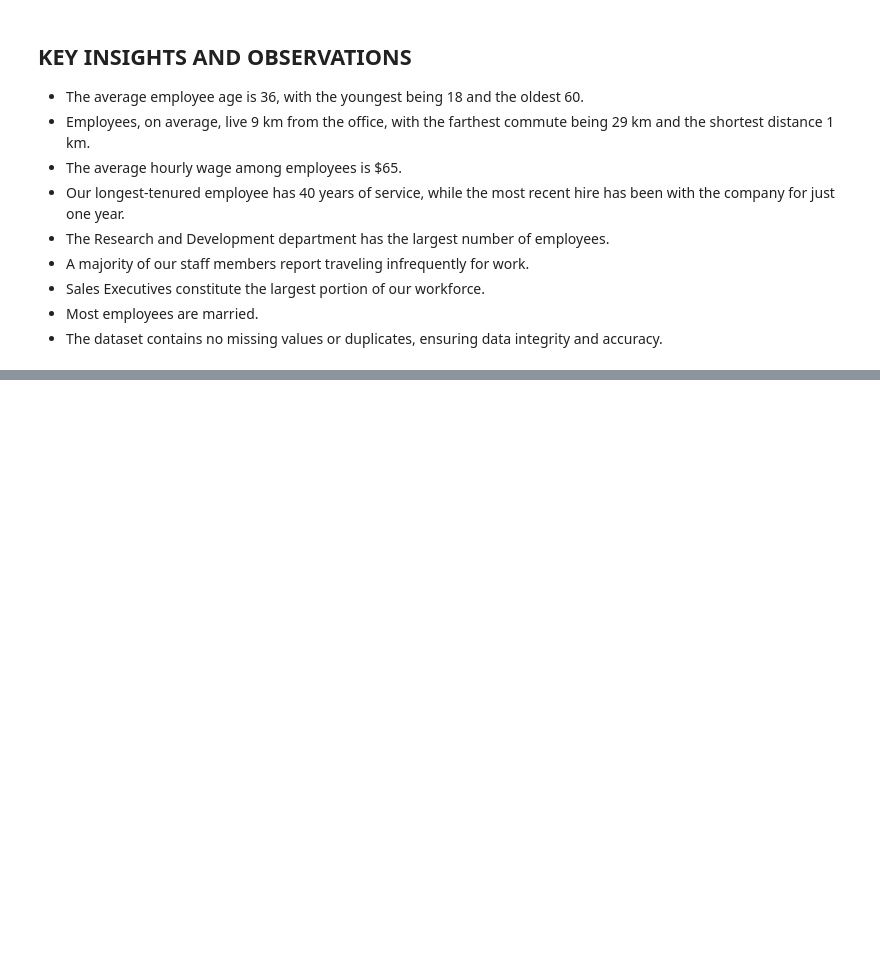
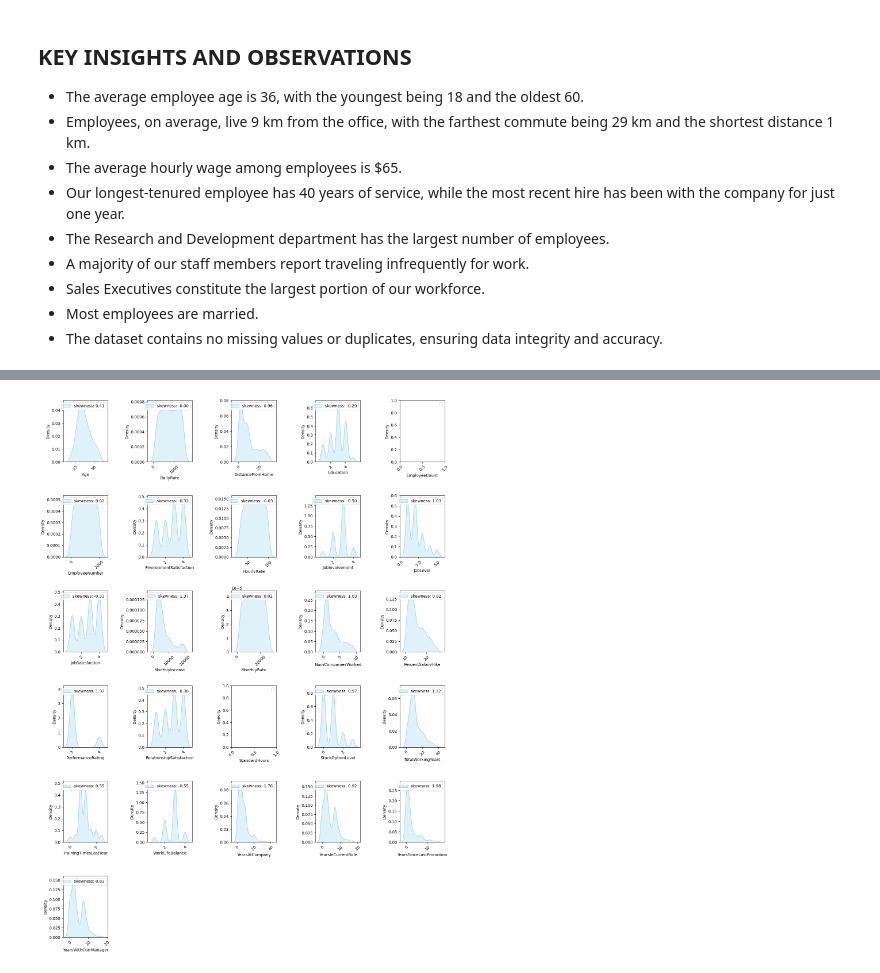
Before and after one commit to bamzyyyy/HR-Employee-Attrition, a Jupyter notebook: Notebook/HR_employee.ipynb, the cells around one changed output, grey strips where cells are left out. Saved outputs shown, nothing was run; the diff lists cells and outputs as text; code cells hidden in the pictures; blank space fills up the shorter version.

```diff
--- a/Notebook/HR_employee.ipynb
+++ b/Notebook/HR_employee.ipynb
@@ -185,0 +210,12 @@ Index(['Age', 'Attrition', 'BusinessTravel', 'DailyRate', 'Department',
+# %%
+# Plot a Kernel density plot for the variables
+plt.figure(figsize=(15, 20))
+
+for i, variable in enumerate(num_cols):
+    plt.subplot(6,5, i + 1)
+    sns.kdeplot(Attrition_df,x=Attrition_df[variable],label= 'skewness: %.2f'%(Attrition_df[variable].skew()), fill = True,color= 'skyblue')
+    plt.tight_layout(pad=3)
+    plt.legend(loc = 'upper right')
+    plt.xticks(rotation=45)
+# %% [output]
+[figure, added]
```
Also changed, not shown: parts of 12 cells of this notebook.
